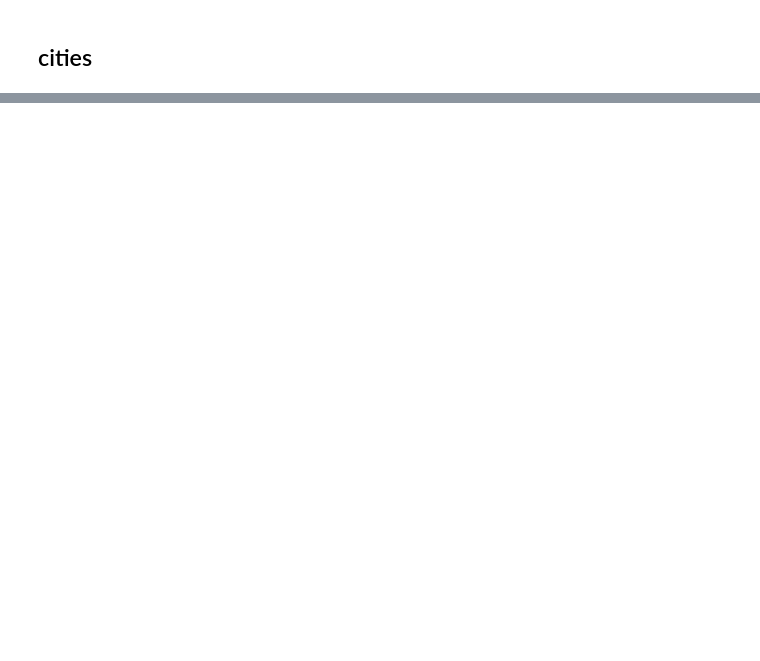
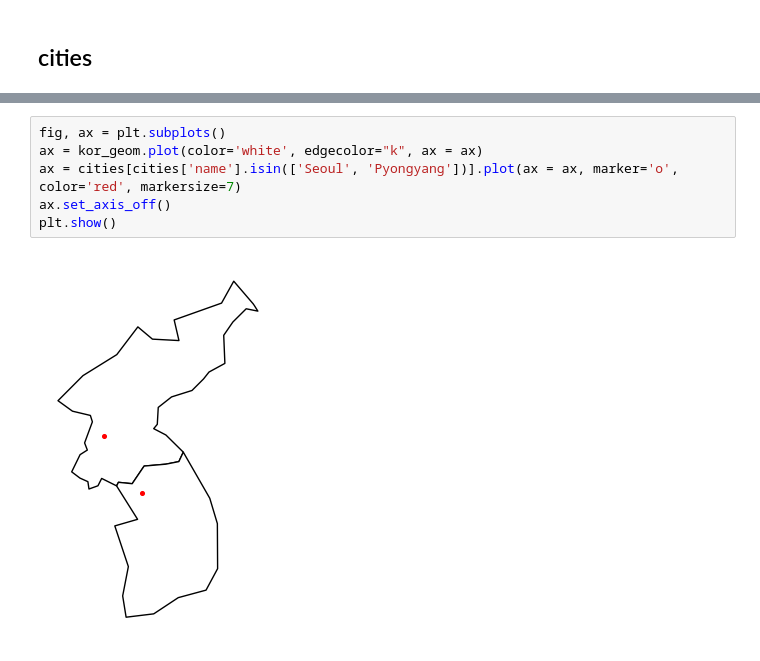
Before and after one commit to dschloe/streamlitbook-saraevan, a Jupyter notebook: ch03/step06_mapvisualization.ipynb, the cells around one changed output, grey strips where cells are left out. Cells and saved outputs as stored; diff of their text form; blank space fills up the shorter version.

```diff
--- a/ch03/step06_mapvisualization.ipynb
+++ b/ch03/step06_mapvisualization.ipynb
@@ -178,0 +205,8 @@ cities = gpd.read_file(gpd.datasets.get_path('naturalearth_cities'))
+# %%
+fig, ax = plt.subplots()
+ax = kor_geom.plot(color='white', edgecolor="k", ax = ax)
+ax = cities[cities['name'].isin(['Seoul', 'Pyongyang'])].plot(ax = ax, marker='o', color='red', markersize=7)
+ax.set_axis_off()
+plt.show()
+# %% [output]
+[figure, added]
```
Also changed, not shown: parts of 10 cells of this notebook, 2 other files.
